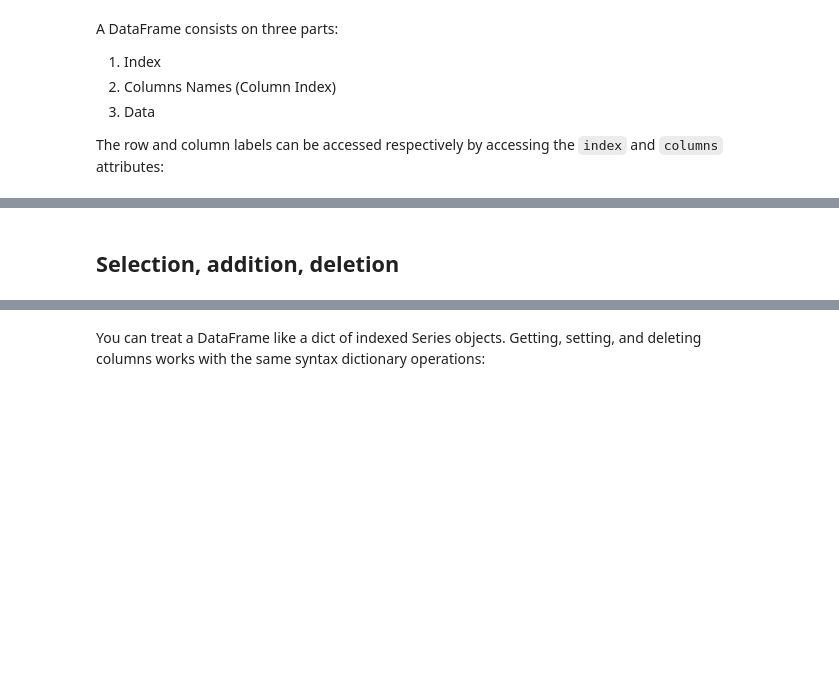
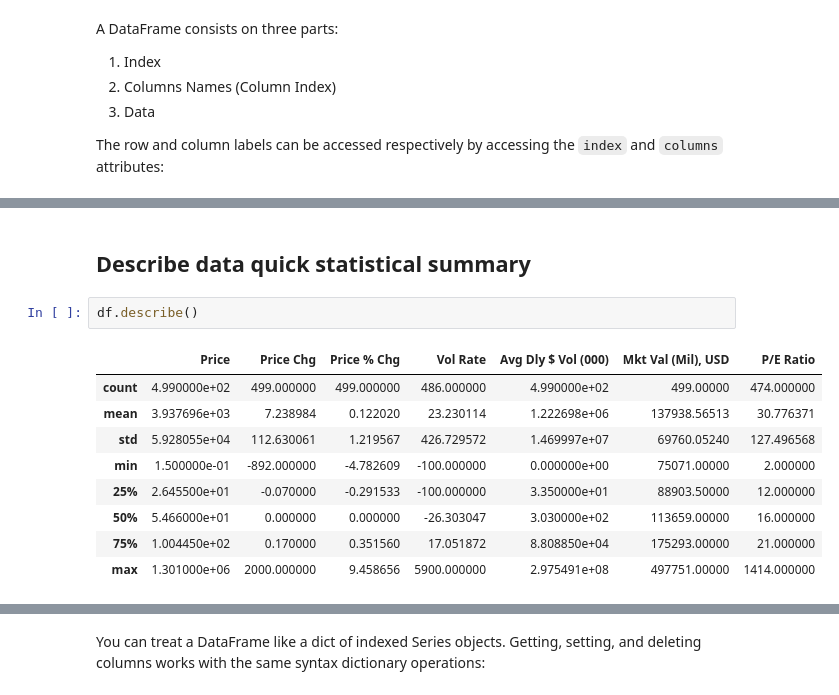
Before and after one commit to ryansmccoy/spreadsheets-to-dataframes, a Jupyter notebook: 04-pandas.ipynb, the cells around one changed output, grey strips where cells are left out. Drawn from its saved outputs; the diff is of its cells as text; blank space fills up the shorter version.

```diff
--- a/04-pandas.ipynb
+++ b/04-pandas.ipynb
@@ -86,2 +106,14 @@ df.tail()
-# %% [markdown]
-## Selection, addition, deletion
+# %% [markdown]
+## Describe data quick statistical summary
+# %%
+df.describe()
+# %% [output]
+|  | Price | Price Chg | Price % Chg | Vol Rate | Avg Dly $ Vol (000) | Mkt Val (Mil), USD | P/E Ratio |
+| count | 4.990000e+02 | 499.000000 | 499.000000 | 486.000000 | 4.990000e+02 | 499.00000 | 474.000000 |
+| mean | 3.937696e+03 | 7.238984 | 0.122020 | 23.230114 | 1.222698e+06 | 137938.56513 | 30.776371 |
+| std | 5.928055e+04 | 112.630061 | 1.219567 | 426.729572 | 1.469997e+07 | 69760.05240 | 127.496568 |
+| min | 1.500000e-01 | -892.000000 | -4.782609 | -100.000000 | 0.000000e+00 | 75071.00000 | 2.000000 |
+| 25% | 2.645500e+01 | -0.070000 | -0.291533 | -100.000000 | 3.350000e+01 | 88903.50000 | 12.000000 |
+| 50% | 5.466000e+01 | 0.000000 | 0.000000 | -26.303047 | 3.030000e+02 | 113659.00000 | 16.000000 |
+| 75% | 1.004450e+02 | 0.170000 | 0.351560 | 17.051872 | 8.808850e+04 | 175293.00000 | 21.000000 |
+| max | 1.301000e+06 | 2000.000000 | 9.458656 | 5900.000000 | 2.975491e+08 | 497751.00000 | 1414.000000 |
```
Also changed, not shown: parts of 95 cells of this notebook, 8 other files.
